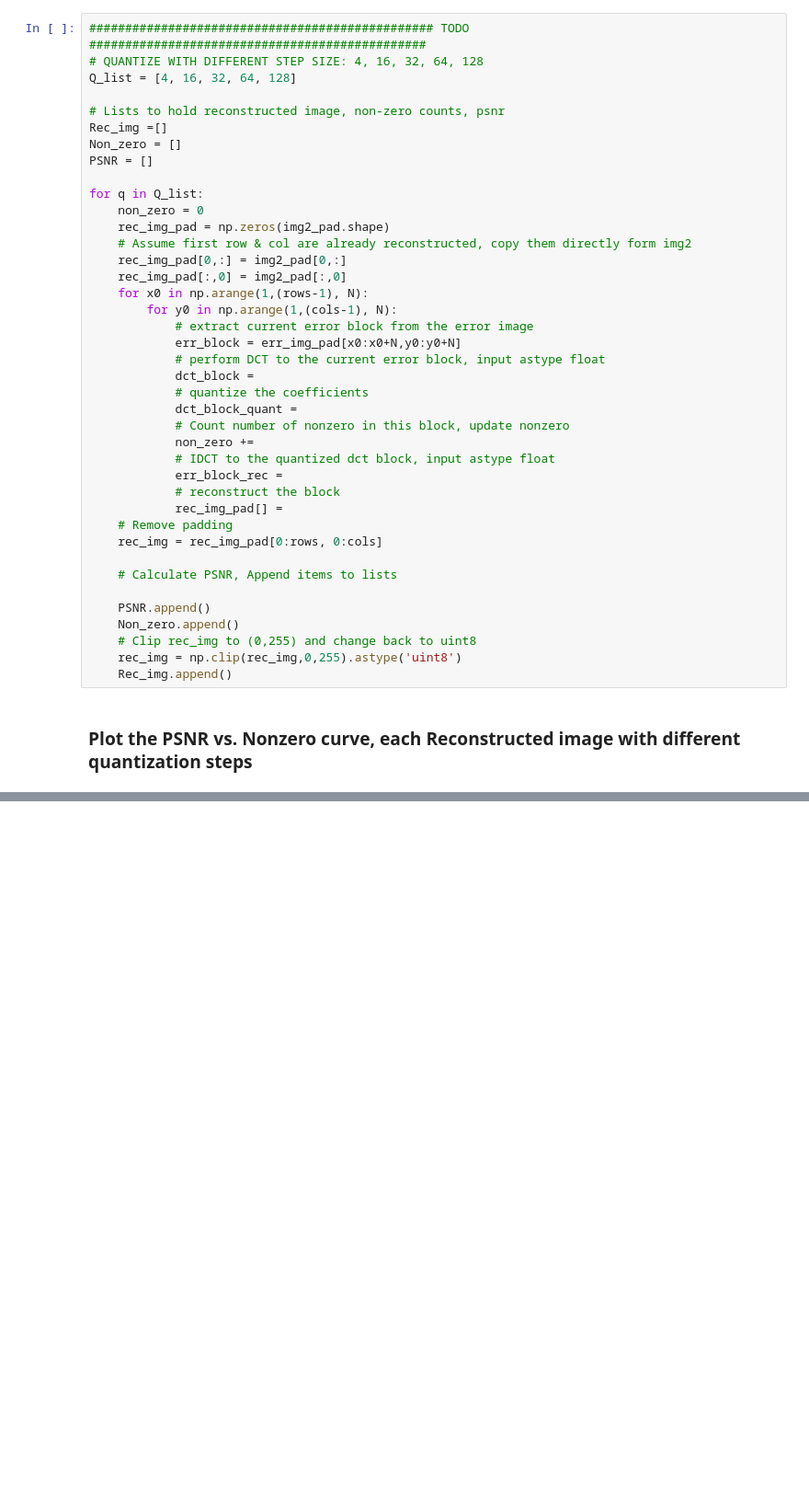
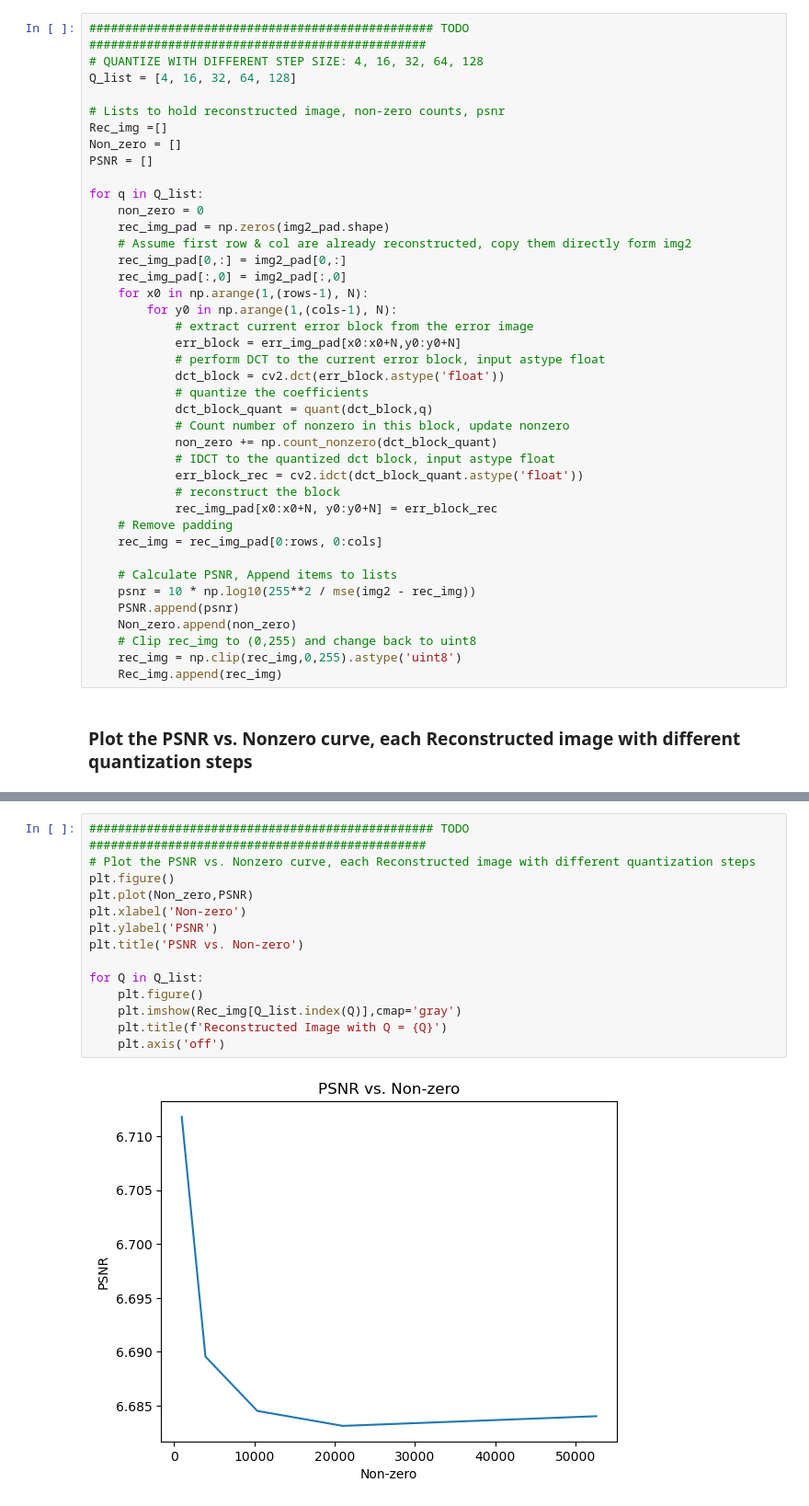
Before and after one commit to Alaqian/ECE-GY-6123-Image-and-Video-Processing, a Jupyter notebook: CA06/CA06-aaz7118.ipynb, the cells around one changed output, grey strips where cells are left out. Shown at 92% size. Cells and saved outputs as stored; diff of their text form; blank space fills up the shorter version.

Commit message:
done except images

```diff
--- a/CA06/CA06-aaz7118.ipynb
+++ b/CA06/CA06-aaz7118.ipynb
@@ -260,24 +260,24 @@ for q in Q_list:
             # extract current error block from the error image
             err_block = err_img_pad[x0:x0+N,y0:y0+N]
             # perform DCT to the current error block, input astype float
-            dct_block =
+            dct_block = cv2.dct(err_block.astype('float'))
             # quantize the coefficients
-            dct_block_quant =
+            dct_block_quant = quant(dct_block,q)
             # Count number of nonzero in this block, update nonzero
-            non_zero +=
+            non_zero += np.count_nonzero(dct_block_quant)
             # IDCT to the quantized dct block, input astype float
-            err_block_rec =
+            err_block_rec = cv2.idct(dct_block_quant.astype('float'))
             # reconstruct the block
-            rec_img_pad[] =
+            rec_img_pad[x0:x0+N, y0:y0+N] = err_block_rec
     # Remove padding
     rec_img = rec_img_pad[0:rows, 0:cols]
 
     # Calculate PSNR, Append items to lists
-
-    PSNR.append()
-    Non_zero.append()
+    psnr = 10 * np.log10(255**2 / mse(img2 - rec_img))
+    PSNR.append(psnr)
+    Non_zero.append(non_zero)
     # Clip rec_img to (0,255) and change back to uint8
     rec_img = np.clip(rec_img,0,255).astype('uint8')
-    Rec_img.append()
+    Rec_img.append(rec_img)
 # %% [markdown]
 ### Plot the PSNR vs. Nonzero curve, each Reconstructed image with different quantization steps
@@ -286,0 +284,16 @@ for q in Q_list:
+# %%
+################################################ TODO ###############################################
+# Plot the PSNR vs. Nonzero curve, each Reconstructed image with different quantization steps
+plt.figure()
+plt.plot(Non_zero,PSNR)
+plt.xlabel('Non-zero')
+plt.ylabel('PSNR')
+plt.title('PSNR vs. Non-zero')
+
+for Q in Q_list:
+    plt.figure()
+    plt.imshow(Rec_img[Q_list.index(Q)],cmap='gray')
+    plt.title(f'Reconstructed Image with Q = {Q}')
+    plt.axis('off')
+# %% [output]
+[figure, added]
```
Also changed, not shown: parts of 3 cells of this notebook, 8 other files.
